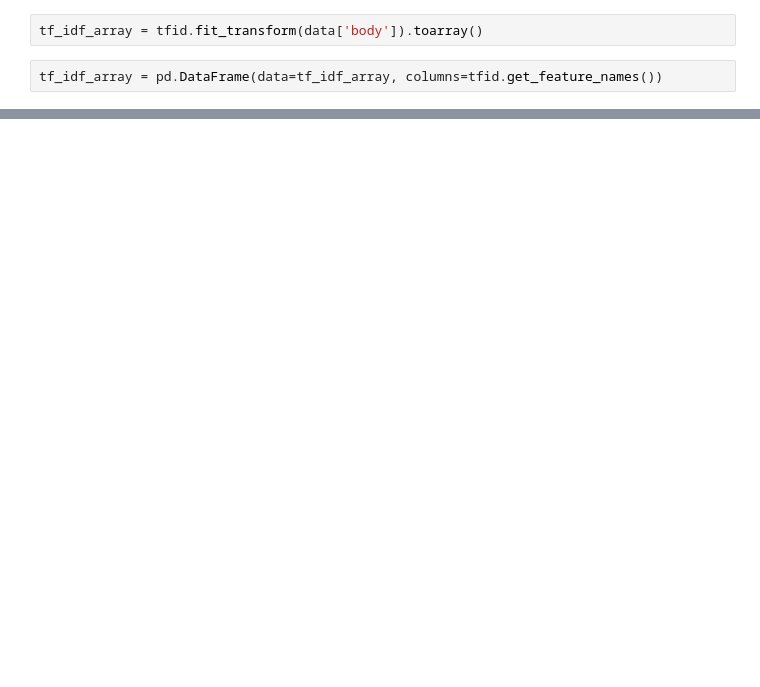
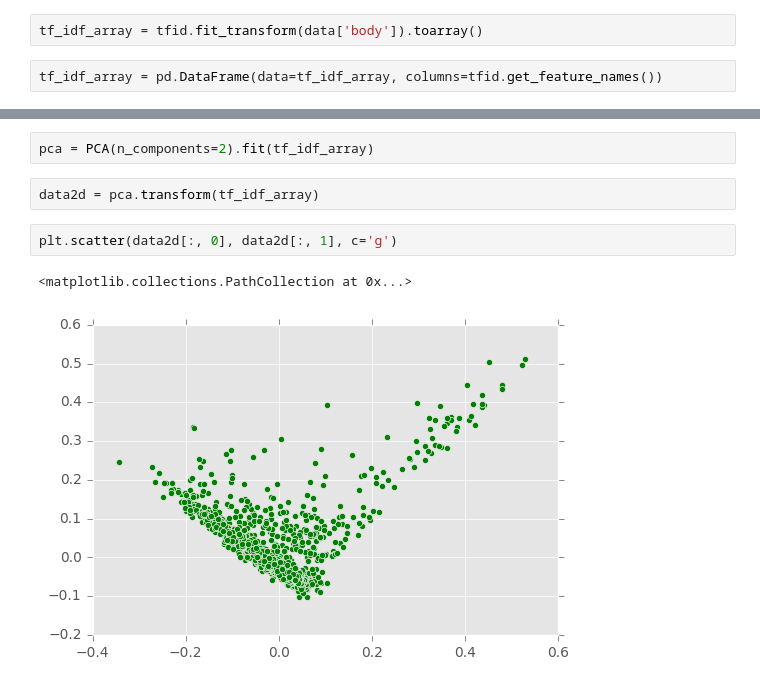
Before and after one commit to ahmedpyarali2/sarcasm-detection-IR, a Jupyter notebook: SVM-aniq-ahmed.ipynb, the cells around one changed output, grey strips where cells are left out. Cells and saved outputs as stored; diff of their text form; blank space fills up the shorter version.

```diff
--- a/SVM-aniq-ahmed.ipynb
+++ b/SVM-aniq-ahmed.ipynb
@@ -37,0 +45,9 @@ tf_idf_array.head()
+# %%
+pca = PCA(n_components=2).fit(tf_idf_array)
+# %%
+data2d = pca.transform(tf_idf_array)
+# %%
+plt.scatter(data2d[:, 0], data2d[:, 1], c='g')
+# %% [output]
+<matplotlib.collections.PathCollection at 0x...>
+[figure, added]
```
Also changed, not shown: parts of 4 cells of this notebook.
